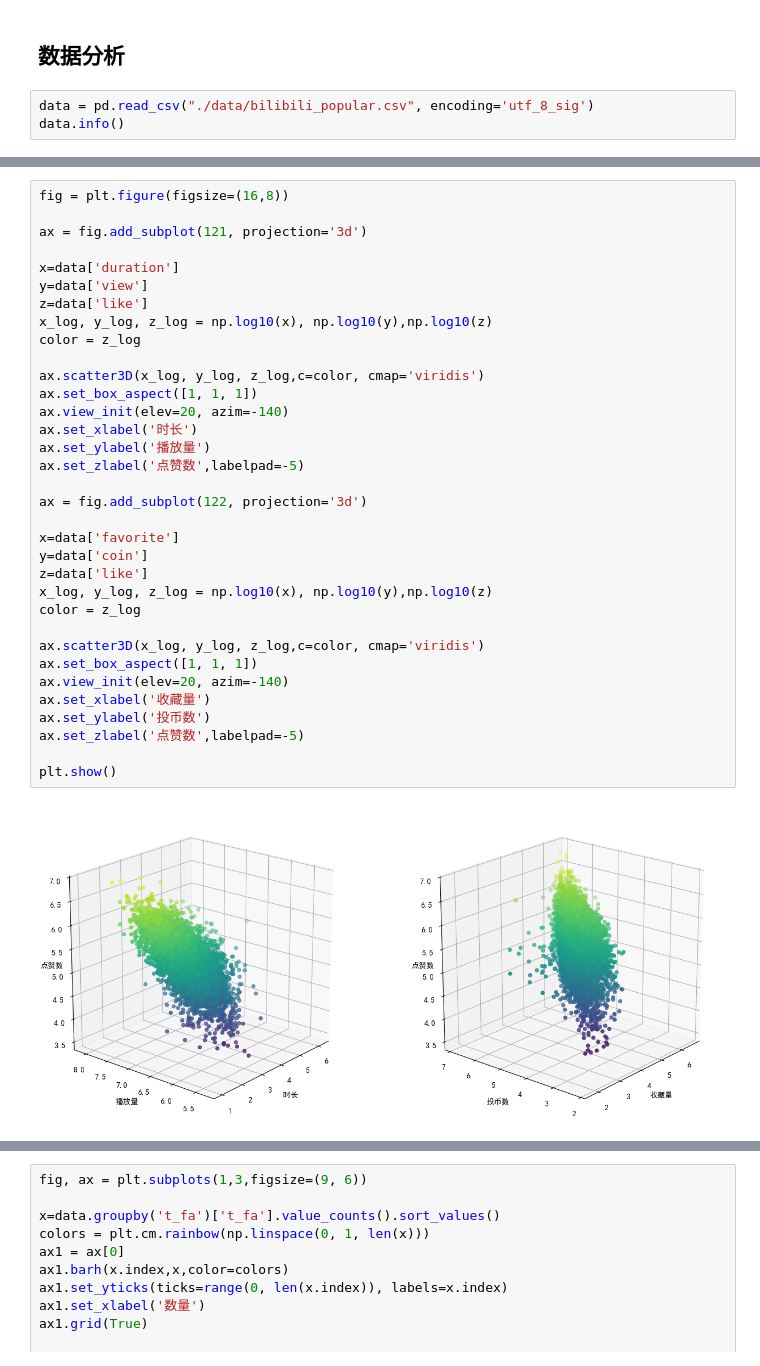
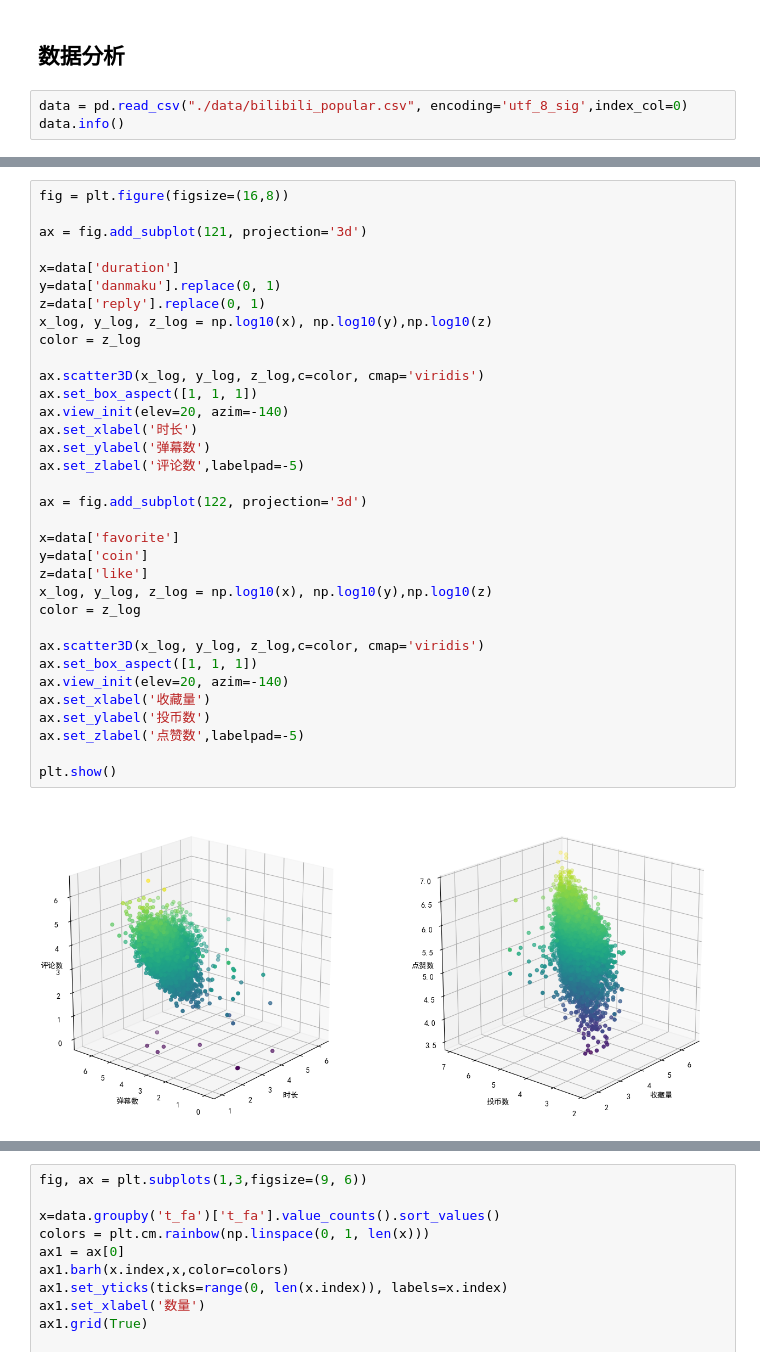
Before and after one commit to YifeiShi0076/bilibili_popular, a Jupyter notebook: code.ipynb, the cells around one changed output, grey strips where cells are left out. Saved outputs shown, nothing was run; the diff lists cells and outputs as text.

```diff
--- a/code.ipynb
+++ b/code.ipynb
@@ -449,7 +449,7 @@ print("数据处理完成，已保存到 ./data/bilibili_popular.csv")
 # %% [markdown]
 ## 数据分析
 # %%
-data = pd.read_csv("./data/bilibili_popular.csv", encoding='utf_8_sig')
+data = pd.read_csv("./data/bilibili_popular.csv", encoding='utf_8_sig',index_col=0)
 data.info()
 # %% [output]
 <class 'pandas.core.frame.DataFrame'>
@@ -480,35 +489,35 @@ plt.show()
 fig = plt.figure(figsize=(16,8))
 
 ax = fig.add_subplot(121, projection='3d')
 
 x=data['duration']
-y=data['view']
-z=data['like']
+y=data['danmaku'].replace(0, 1)
+z=data['reply'].replace(0, 1)
 x_log, y_log, z_log = np.log10(x), np.log10(y),np.log10(z)
 color = z_log
 
 ax.scatter3D(x_log, y_log, z_log,c=color, cmap='viridis')
 ax.set_box_aspect([1, 1, 1])
 ax.view_init(elev=20, azim=-140)
 ax.set_xlabel('时长')
-ax.set_ylabel('播放量')
-ax.set_zlabel('点赞数',labelpad=-5)
+ax.set_ylabel('弹幕数')
+ax.set_zlabel('评论数',labelpad=-5)
 
 ax = fig.add_subplot(122, projection='3d')
 
 x=data['favorite']
 y=data['coin']
 z=data['like']
 x_log, y_log, z_log = np.log10(x), np.log10(y),np.log10(z)
 color = z_log
 
 ax.scatter3D(x_log, y_log, z_log,c=color, cmap='viridis')
 ax.set_box_aspect([1, 1, 1])
 ax.view_init(elev=20, azim=-140)
 ax.set_xlabel('收藏量')
 ax.set_ylabel('投币数')
 ax.set_zlabel('点赞数',labelpad=-5)
 
 plt.show()
 # %% [output]
-[figure, old version]
+[figure, new version]
```
Also changed, not shown: parts of 26 cells of this notebook.
